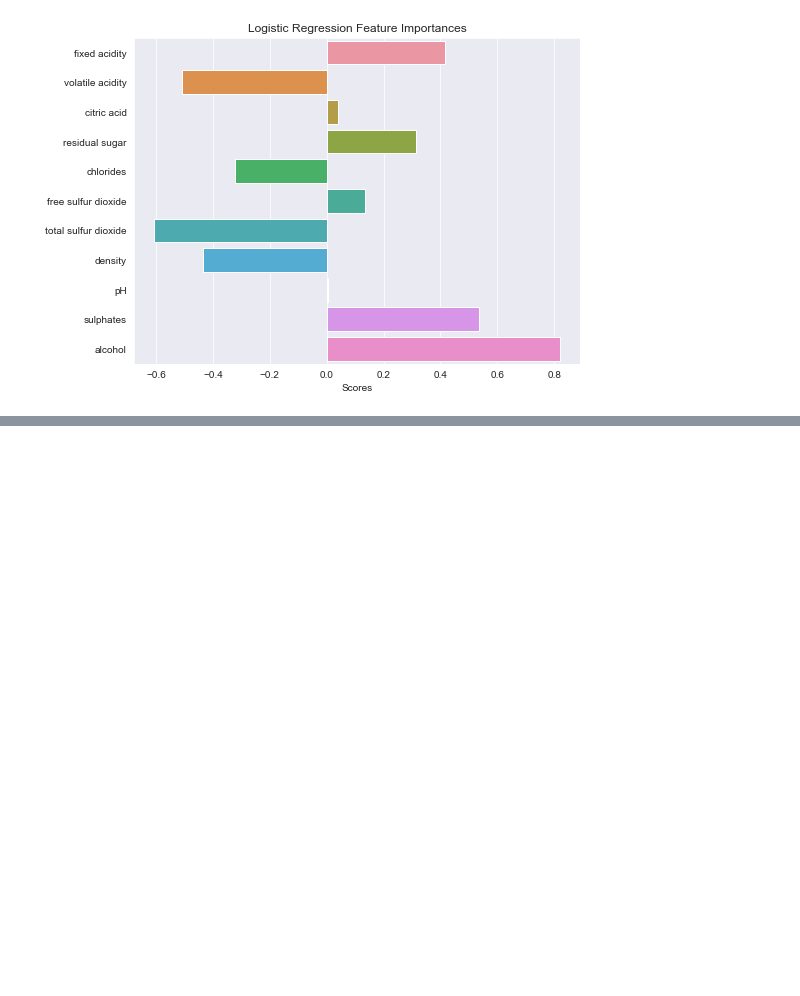
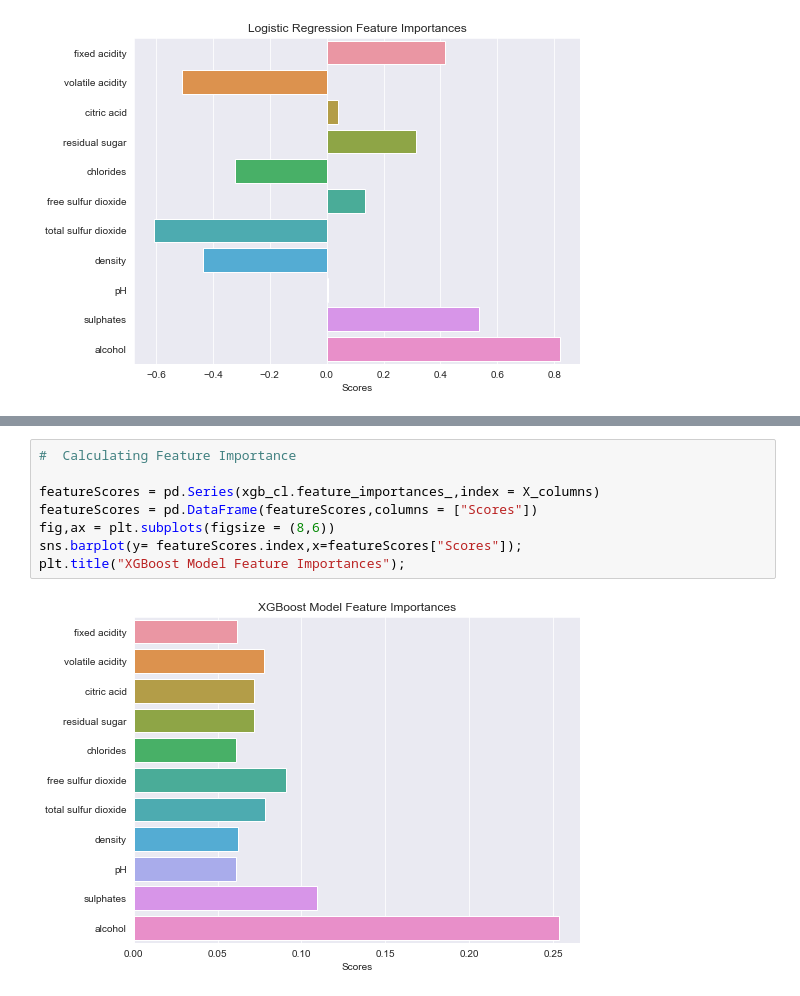
Before and after one commit to Sharan-121/WineQualityPrediction, a Jupyter notebook: Wine Quality Prediction.ipynb, the cells around one changed output, grey strips where cells are left out. Saved outputs shown, nothing was run; the diff lists cells and outputs as text; blank space fills up the shorter version.

```diff
--- a/Wine Quality Prediction.ipynb
+++ b/Wine Quality Prediction.ipynb
@@ -296,0 +312,10 @@ plt.title("Logistic Regression Feature Importances");
+# %%
+#  Calculating Feature Importance
+
+featureScores = pd.Series(xgb_cl.feature_importances_,index = X_columns)
+featureScores = pd.DataFrame(featureScores,columns = ["Scores"])
+fig,ax = plt.subplots(figsize = (8,6))
+sns.barplot(y= featureScores.index,x=featureScores["Scores"]);
+plt.title("XGBoost Model Feature Importances");
+# %% [output]
+[figure, added]
```
Also changed, not shown: parts of 8 cells of this notebook.
